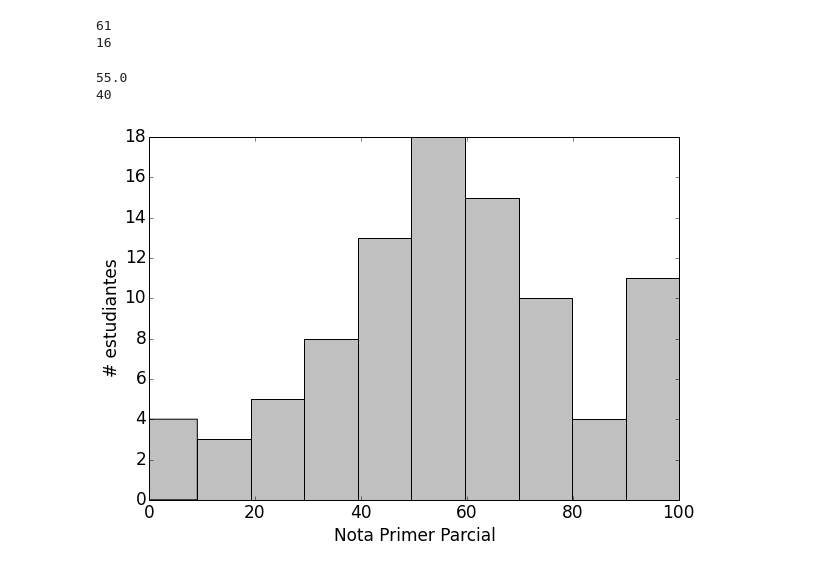
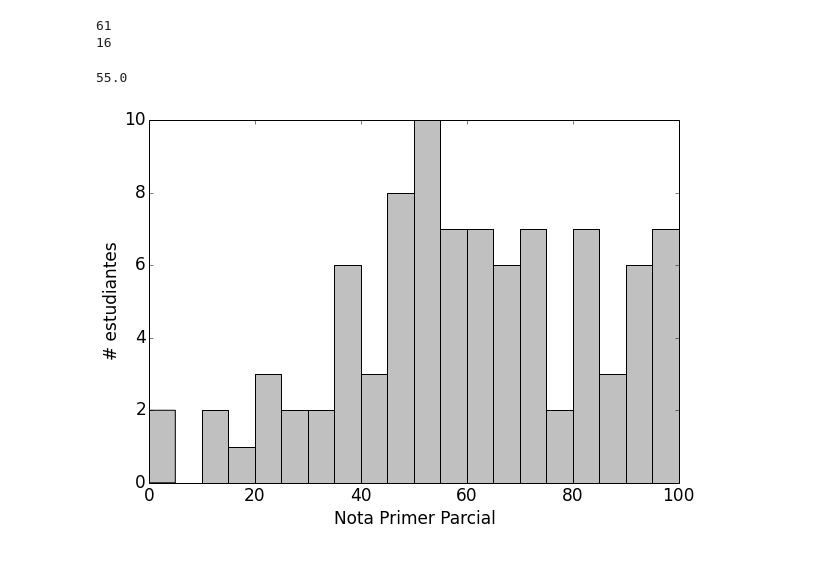
Before and after one commit to forero/CoursePerformance, a Jupyter notebook: src/analysis.ipynb, the cells around one changed output. Saved outputs shown, nothing was run; the diff lists cells and outputs as text; code cells hidden in the pictures.

Commit message:
new histogram

```diff
--- a/src/analysis.ipynb
+++ b/src/analysis.ipynb
@@ -78,15 +86,14 @@ print size(where(definitiva<60))
 # %%
 raw_data = loadtxt("../data/201410/notas_fisicaII_201410.dat")
 # %%
-p1_2014 = raw_data[:,1]
+p1_2014 = raw_data[:,0]
 fig = figure(figsize=(9.5,6.5))
 ax = axes()
-n, bins, patches = hist(p1_2014, 10, normed=0, color = 'silver')
+n, bins, patches = hist(p1_2014, 20, normed=0, color = 'silver')
 ax.set_xlim([0,100])
 xlabel("Nota Primer Parcial")
 ylabel("# estudiantes")
 print median(p1_2014)
 # %% [output]
 55.0
-40
-[figure, old version]
+[figure, new version]
```
Also changed, not shown: parts of 6 cells of this notebook.
